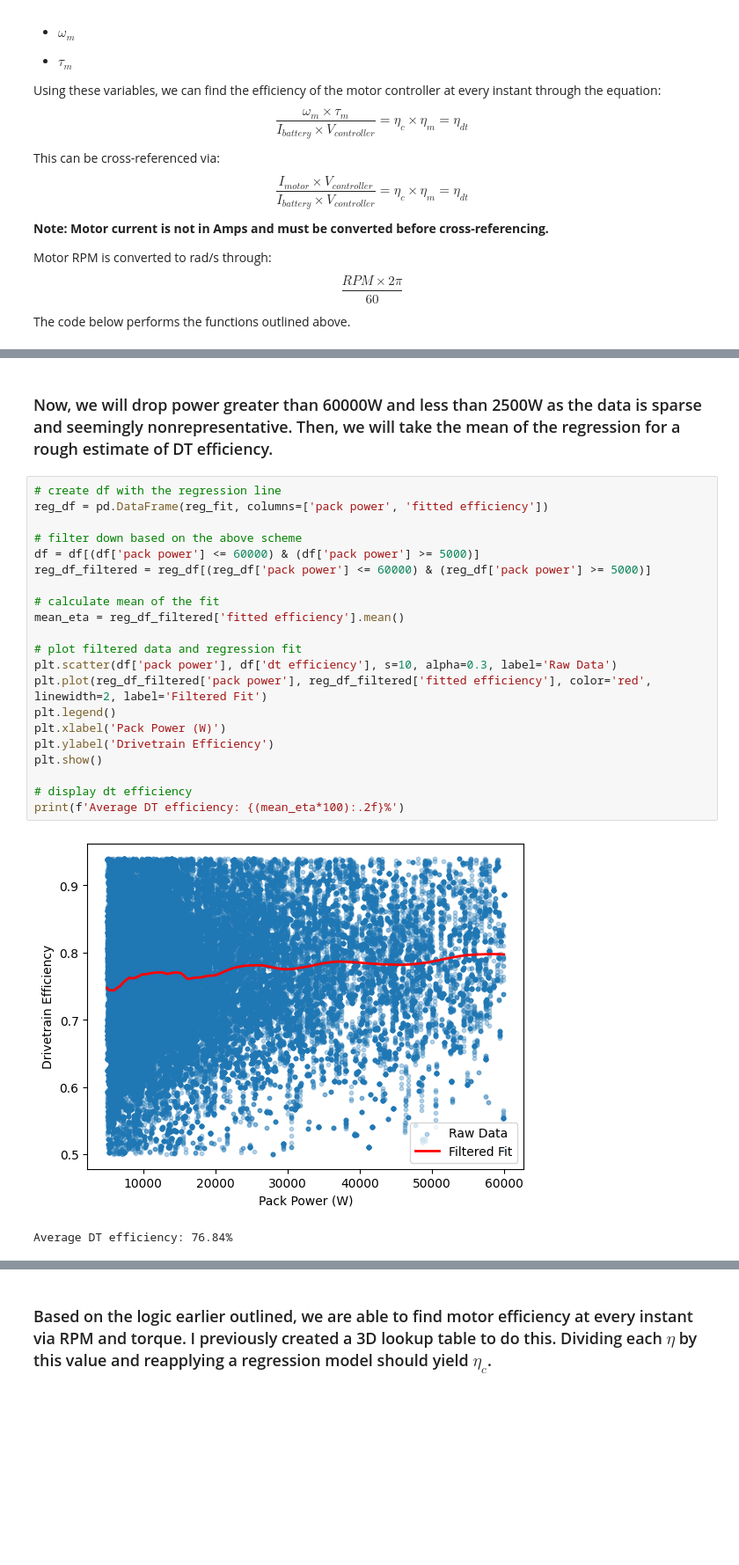
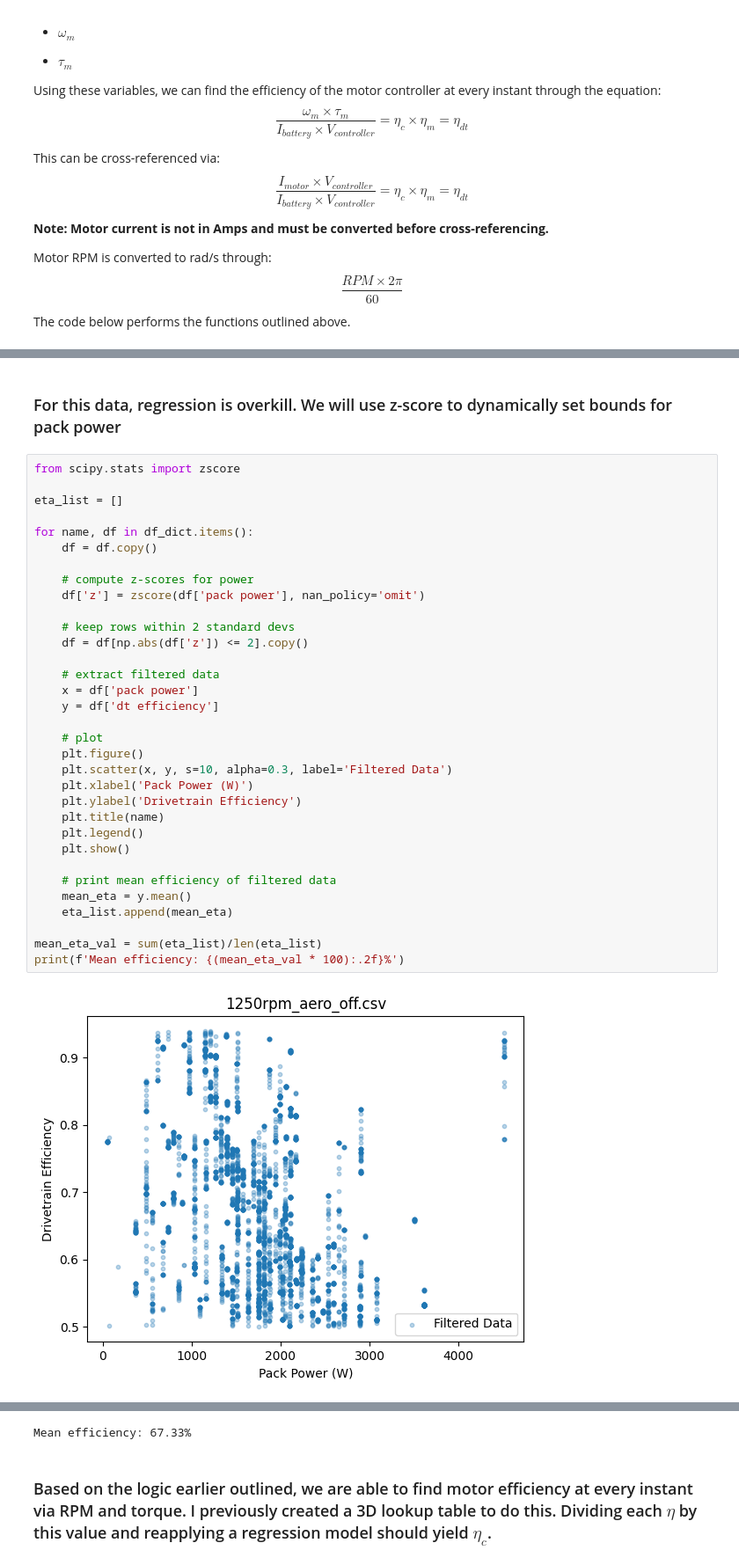
Before and after one commit to noahkae/UCR_03_Cooling_Data, a Jupyter notebook: study-aero-runs.ipynb, the cells around one changed output, grey strips where cells are left out. Shown at 88% size. Saved outputs shown, nothing was run; the diff lists cells and outputs as text; blank space fills up the shorter version.

```diff
--- a/study-aero-runs.ipynb
+++ b/study-aero-runs.ipynb
@@ -87,26 +76,37 @@ plt.show()
-# %% [markdown]
-### Now, we will drop power greater than 60000W and less than 2500W as the data is sparse and seemingly nonrepresentative. Then, we will take the mean of the regression for a rough estimate of DT efficiency.
-# %%
-# create df with the regression line
-reg_df = pd.DataFrame(reg_fit, columns=['pack power', 'fitted efficiency'])
-
-# filter down based on the above scheme
-df = df[(df['pack power'] <= 60000) & (df['pack power'] >= 5000)]
-reg_df_filtered = reg_df[(reg_df['pack power'] <= 60000) & (reg_df['pack power'] >= 5000)]
-
-# calculate mean of the fit
-mean_eta = reg_df_filtered['fitted efficiency'].mean()
-
-# plot filtered data and regression fit
-plt.scatter(df['pack power'], df['dt efficiency'], s=10, alpha=0.3, label='Raw Data')
-plt.plot(reg_df_filtered['pack power'], reg_df_filtered['fitted efficiency'], color='red', linewidth=2, label='Filtered Fit')
-plt.legend()
-plt.xlabel('Pack Power (W)')
-plt.ylabel('Drivetrain Efficiency')
-plt.show()
-
-# display dt efficiency
-print(f'Average DT efficiency: {(mean_eta*100):.2f}%')
-# %% [output]
-[figure, removed]
-Average DT efficiency: 76.84%
+# %% [markdown]
+### For this data, regression is overkill. We will use z-score to dynamically set bounds for pack power
+# %%
+from scipy.stats import zscore
+
+eta_list = []
+
+for name, df in df_dict.items():
+    df = df.copy()
+
+    # compute z-scores for power
+    df['z'] = zscore(df['pack power'], nan_policy='omit')
+
+    # keep rows within 2 standard devs
+    df = df[np.abs(df['z']) <= 2].copy()
+
+    # extract filtered data
+    x = df['pack power']
+    y = df['dt efficiency']
+
+    # plot
+    plt.figure()
+    plt.scatter(x, y, s=10, alpha=0.3, label='Filtered Data')
+    plt.xlabel('Pack Power (W)')
+    plt.ylabel('Drivetrain Efficiency')
+    plt.title(name)
+    plt.legend()
+    plt.show()
+
+    # print mean efficiency of filtered data
+    mean_eta = y.mean()
+    eta_list.append(mean_eta)
+
+mean_eta_val = sum(eta_list)/len(eta_list)
+print(f'Mean efficiency: {(mean_eta_val * 100):.2f}%')
+# %% [output]
+[figure, added]
@@ -113,3 +121,4 @@ Average DT efficiency: 76.84%
+Mean efficiency: 67.33%
 # %% [markdown]
 ### Based on the logic earlier outlined, we are able to find motor efficiency at every instant via RPM and torque. I previously created a 3D lookup table to do this. Dividing each $\eta$ by this value and reapplying a regression model should yield $\eta_c$.
 # %%
```
Also changed, not shown: parts of 5 cells of this notebook, 1 other file.
